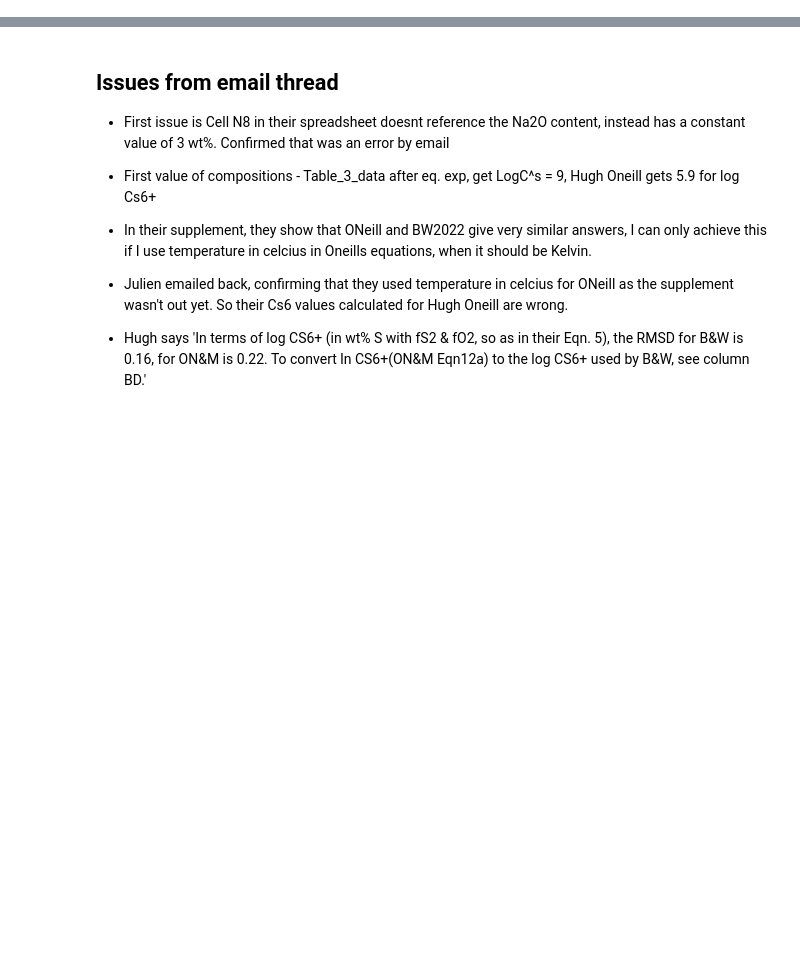
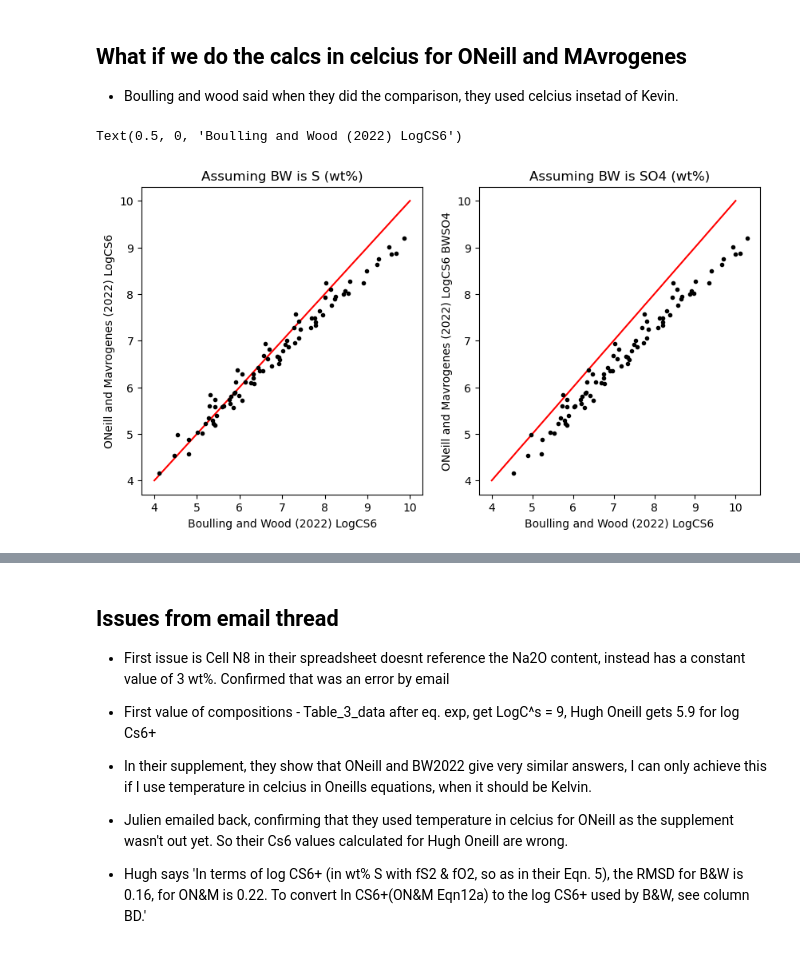
Before and after one commit to PennyWieser/PySulfSat, a Jupyter notebook: Benchmarking/Boullanger_Wood_2022/BW_2022.ipynb, the cells around one changed output, grey strips where cells are left out. Saved outputs shown, nothing was run; the diff lists cells and outputs as text; code cells hidden in the pictures; blank space fills up the shorter version.

```diff
--- a/Benchmarking/Boullanger_Wood_2022/BW_2022.ipynb
+++ b/Benchmarking/Boullanger_Wood_2022/BW_2022.ipynb
@@ -4,0 +143,20 @@
+# %% [markdown]
+## What if we do the calcs in celcius for ONeill and MAvrogenes
+- Boulling and wood said when they did the comparison, they used celcius insetad of Kevin.
+# %%
+fig, (ax1, ax2) = plt.subplots(1, 2, figsize=(10,5))
+ax1.plot([4, 10], [4, 10], '-r')
+ax1.set_title('Assuming BW is S (wt%)')
+ax1.plot(OM_calc['LogCS6_calc_BW22_format'],
+         BW_calc['LogCS6_calc_BW22_format'], '.k')
+ax1.set_ylabel('ONeill and Mavrogenes (2022) LogCS6')
+ax1.set_xlabel('Boulling and Wood (2022) LogCS6')
+ax2.set_title('Assuming BW is SO4 (wt%)')
+ax2.plot([4, 10], [4, 10], '-r')
+ax2.plot(OM_calc['LogCS6_calc_BW22_format_SO4'],
+         BW_calc['LogCS6_calc_BW22_format'], '.k')
+ax2.set_ylabel('ONeill and Mavrogenes (2022) LogCS6 BWSO4')
+ax2.set_xlabel('Boulling and Wood (2022) LogCS6')
+# %% [output]
+Text(0.5, 0, 'Boulling and Wood (2022) LogCS6')
+[figure, added]
```
Also changed, not shown: parts of 26 cells of this notebook, 12 other files.
